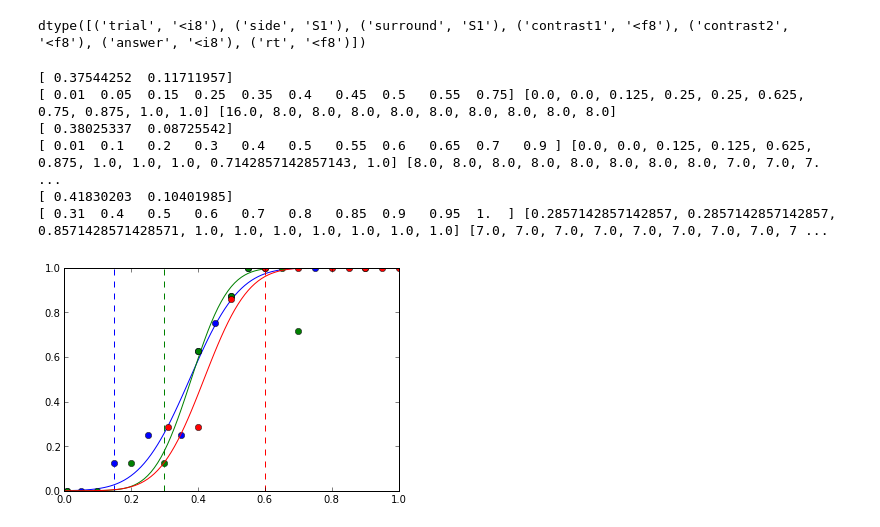
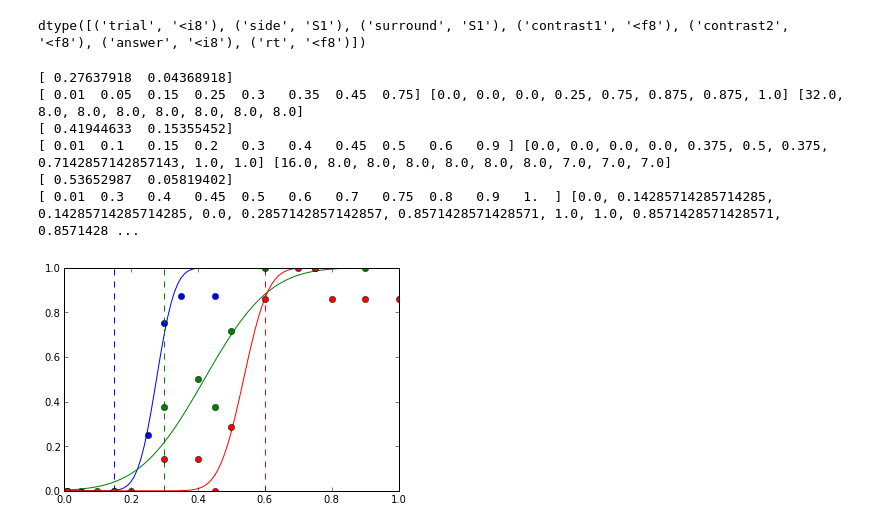
Before and after one commit to arokem/att_ss, a Jupyter notebook: analyze_hemi.ipynb, the cells around one changed output. Saved outputs shown, nothing was run; the diff lists cells and outputs as text; code cells hidden in the pictures.

Commit message:
Added a notebook to analyze hemi data. WIP.

```diff
--- a/analyze_hemi.ipynb
+++ b/analyze_hemi.ipynb
@@ -7,3 +5,10 @@ p, l, data_rec = tools.get_data('data_hemi/test_07072013_12_att_ss.csv')
+# %%
+#p, l, data_rec = tools.get_data('data_hemi/ariel_07102013_1_att_ss.csv')
+#p, l, data_rec = tools.get_data('data_hemi/ariel_07102013_2_att_ss.csv')
+#p, l, data_rec = tools.get_data('data_hemi/ariel_07102013_3_att_ss.csv')
+#p, l, data_rec = tools.get_data('data_hemi/ariel_07102013_4_att_ss.csv')
+
+p, l, data_rec = tools.get_data('data_hemi/GST_07112013_1_att_ss.csv')
 # %%
 base_conds = []
 for x in p['center_contrast'].split(' '):
@@ -108,31 +122,31 @@ def err_func(params, x, y, func):
 # %%
 fig, ax = plt.subplots(1)
 colors = ['b', 'g', 'r']
 for base_idx, base_contrast in enumerate(base_conds):
     data_idx = np.where(base_contrasts==base_contrast)
     this_comp = comp_contrasts[data_idx]
-    this_ans = np.mod(data_rec['answer'][data_idx] + comp_idx[data_idx], 2)
+    this_ans = data_rec['answer'][data_idx] - comp_idx[data_idx]
     x = np.unique(this_comp)
     y = []
     n = []
     for c in x:
         idx = np.where(this_comp == c)
         n.append(float(len(idx[0])))
         y.append(len(np.where(this_ans[idx] == 1)[0])/n[-1])
     initial = 0,0.5
     params, _ = opt.leastsq(err_func, initial, args=(x, y, cumgauss))
     print params
     print x,y,n
     x_fine = np.arange(0,1,0.01)
     ax.plot(x_fine, cumgauss(x_fine, params[0], params[1]))
     ax.plot(x,y, 'o', color=colors[base_idx])
     ax.set_xlim([0,1])
     ax.plot([base_contrast, base_contrast],[0,1], '--', color=colors[base_idx])
 # %% [output]
-[ 0.37544252  0.11711957]
-[ 0.01  0.05  0.15  0.25  0.35  0.4   0.45  0.5   0.55  0.75] [0.0, 0.0, 0.125, 0.25, 0.25, 0.625, 0.75, 0.875, 1.0, 1.0] [16.0, 8.0, 8.0, 8.0, 8.0, 8.0, 8.0, 8.0, 8.0, 8.0]
-[ 0.38025337  0.08725542]
-[ 0.01  0.1   0.2   0.3   0.4   0.5   0.55  0.6   0.65  0.7   0.9 ] [0.0, 0.0, 0.125, 0.125, 0.625, 0.875, 1.0, 1.0, 1.0, 0.7142857142857143, 1.0] [8.0, 8.0, 8.0, 8.0, 8.0, 8.0, 8.0, 8.0, 7.0, 7.0, 7. ...
-[ 0.41830203  0.10401985]
-[ 0.31  0.4   0.5   0.6   0.7   0.8   0.85  0.9   0.95  1.  ] [0.2857142857142857, 0.2857142857142857, 0.8571428571428571, 1.0, 1.0, 1.0, 1.0, 1.0, 1.0, 1.0] [7.0, 7.0, 7.0, 7.0, 7.0, 7.0, 7.0, 7.0, 7 ...
+[ 0.27637918  0.04368918]
+[ 0.01  0.05  0.15  0.25  0.3   0.35  0.45  0.75] [0.0, 0.0, 0.0, 0.25, 0.75, 0.875, 0.875, 1.0] [32.0, 8.0, 8.0, 8.0, 8.0, 8.0, 8.0, 8.0]
+[ 0.41944633  0.15355452]
+[ 0.01  0.1   0.15  0.2   0.3   0.4   0.45  0.5   0.6   0.9 ] [0.0, 0.0, 0.0, 0.0, 0.375, 0.5, 0.375, 0.7142857142857143, 1.0, 1.0] [16.0, 8.0, 8.0, 8.0, 8.0, 8.0, 8.0, 7.0, 7.0, 7.0]
+[ 0.53652987  0.05819402]
+[ 0.01  0.3   0.4   0.45  0.5   0.6   0.7   0.75  0.8   0.9   1.  ] [0.0, 0.14285714285714285, 0.14285714285714285, 0.0, 0.2857142857142857, 0.8571428571428571, 1.0, 1.0, 0.8571428571428571, 0.8571428 ...
-[figure, old version]
+[figure, new version]
```
Also changed, not shown: parts of 8 cells of this notebook, 1 other file.
